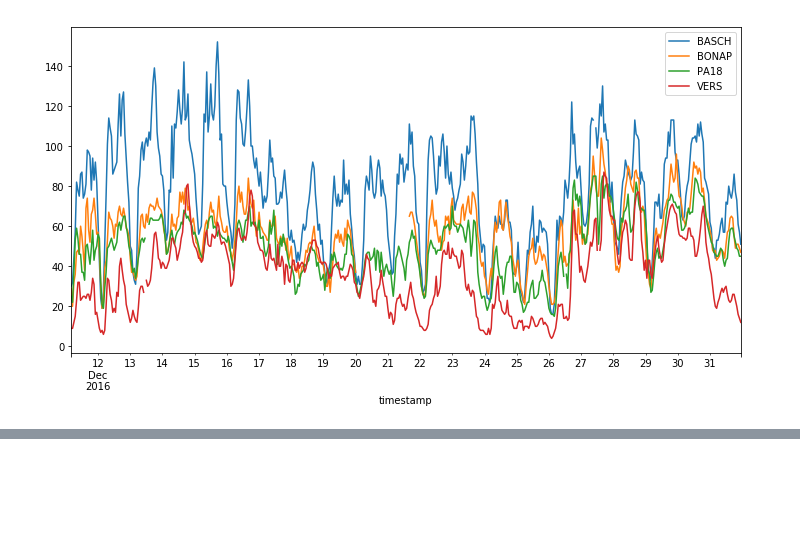
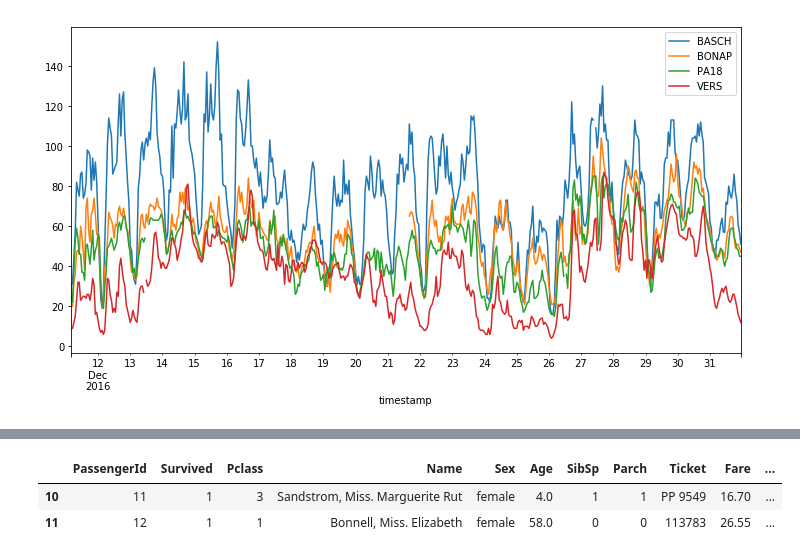
Before and after one commit to orangle/learn-spark, a Jupyter notebook: dataAnalyst/pandasLearn/0-pandas_basic.ipynb, the cells around one changed output, grey strips where cells are left out. Drawn from its saved outputs; the diff is of its cells as text; code cells hidden in the pictures; blank space fills up the shorter version.

```diff
--- a/dataAnalyst/pandasLearn/pandas_basic.ipynb
+++ b/dataAnalyst/pandasLearn/0-pandas_basic.ipynb
@@ -397,0 +416,6 @@ no2[-500:].plot(figsize=(12,6))
+# %%
+df[10:12]
+# %% [output]
+|  | PassengerId | Survived | Pclass | Name | Sex | Age | SibSp | Parch | Ticket | Fare | ... |
+| 10 | 11 | 1 | 3 | Sandstrom, Miss. Marguerite Rut | female | 4.0 | 1 | 1 | PP 9549 | 16.70 | ... |
+| 11 | 12 | 1 | 1 | Bonnell, Miss. Elizabeth | female | 58.0 | 0 | 0 | 113783 | 26.55 | ... |
```
Also changed, not shown: parts of 24 cells of this notebook.
